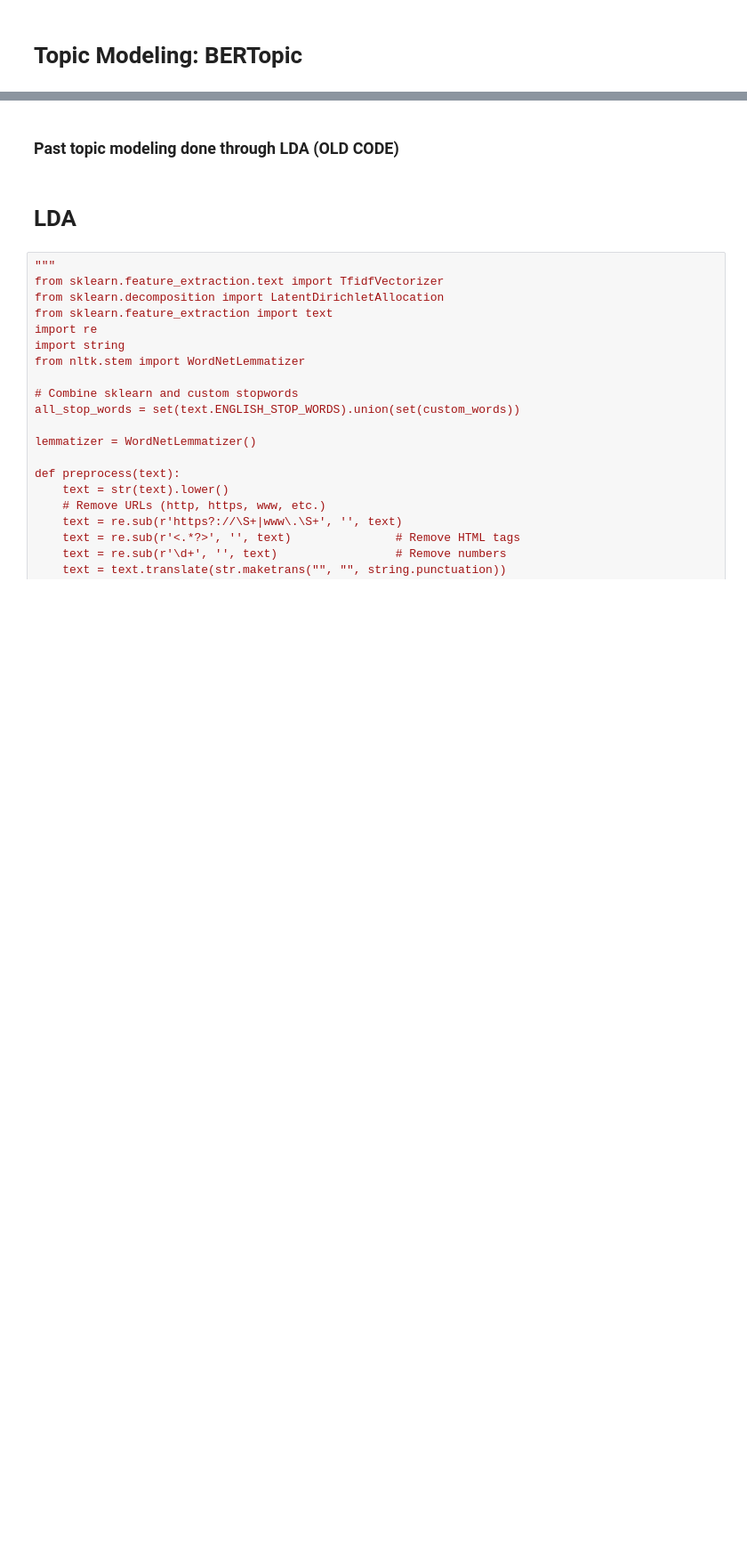
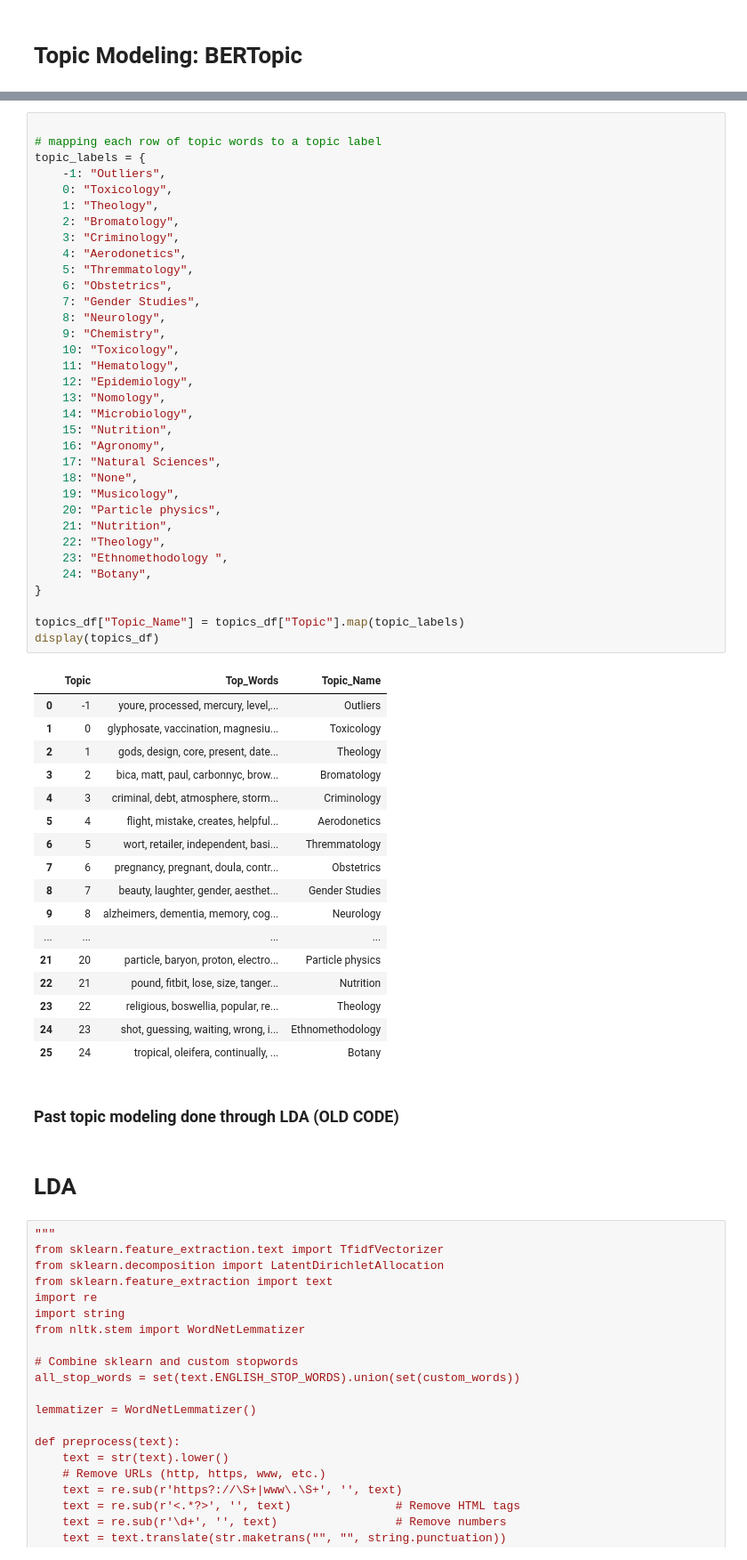
Before and after one commit to hitakiran/misinformation_research, a Jupyter notebook: junksci_topic_model.ipynb, the cells around one changed output, grey strips where cells are left out. Shown: that part at 89% size. Saved outputs shown, nothing was run; the diff lists cells and outputs as text; blank space fills up the shorter version.

```diff
--- a/junksci_topic_model.ipynb
+++ b/junksci_topic_model.ipynb
@@ -379,3 +301,55 @@ display(topics_df)
+# %%
+
+# mapping each row of topic words to a topic label
+topic_labels = {
+    -1: "Outliers",
+    0: "Toxicology",
+    1: "Theology",
+    2: "Bromatology",
+    3: "Criminology",
+    4: "Aerodonetics",
+    5: "Thremmatology",
+    6: "Obstetrics",
+    7: "Gender Studies",
+    8: "Neurology",
+    9: "Chemistry",
+    10: "Toxicology",
+    11: "Hematology",
+    12: "Epidemiology",
+    13: "Nomology",
+    14: "Microbiology",
+    15: "Nutrition",
+    16: "Agronomy",
+    17: "Natural Sciences",
+    18: "None",
+    19: "Musicology",
+    20: "Particle physics",
+    21: "Nutrition",
+    22: "Theology",
+    23: "Ethnomethodology ",
+    24: "Botany",
+}
+
+topics_df["Topic_Name"] = topics_df["Topic"].map(topic_labels)
+display(topics_df)
+# %% [output]
+|  | Topic | Top_Words | Topic_Name |
+| 0 | -1 | youre, processed, mercury, level,... | Outliers |
+| 1 | 0 | glyphosate, vaccination, magnesiu... | Toxicology |
+| 2 | 1 | gods, design, core, present, date... | Theology |
+| 3 | 2 | bica, matt, paul, carbonnyc, brow... | Bromatology |
+| 4 | 3 | criminal, debt, atmosphere, storm... | Criminology |
+| 5 | 4 | flight, mistake, creates, helpful... | Aerodonetics |
+| 6 | 5 | wort, retailer, independent, basi... | Thremmatology |
+| 7 | 6 | pregnancy, pregnant, doula, contr... | Obstetrics |
+| 8 | 7 | beauty, laughter, gender, aesthet... | Gender Studies |
+| 9 | 8 | alzheimers, dementia, memory, cog... | Neurology |
+| ... | ... | ... | ... |
+| 21 | 20 | particle, baryon, proton, electro... | Particle physics |
+| 22 | 21 | pound, fitbit, lose, size, tanger... | Nutrition |
+| 23 | 22 | religious, boswellia, popular, re... | Theology |
+| 24 | 23 | shot, guessing, waiting, wrong, i... | Ethnomethodology |
+| 25 | 24 | tropical, oleifera, continually, ... | Botany |
 # %% [markdown]
 ### Past topic modeling done through LDA (OLD CODE)
 # %% [markdown]
```
Also changed, not shown: parts of 5 cells of this notebook.
